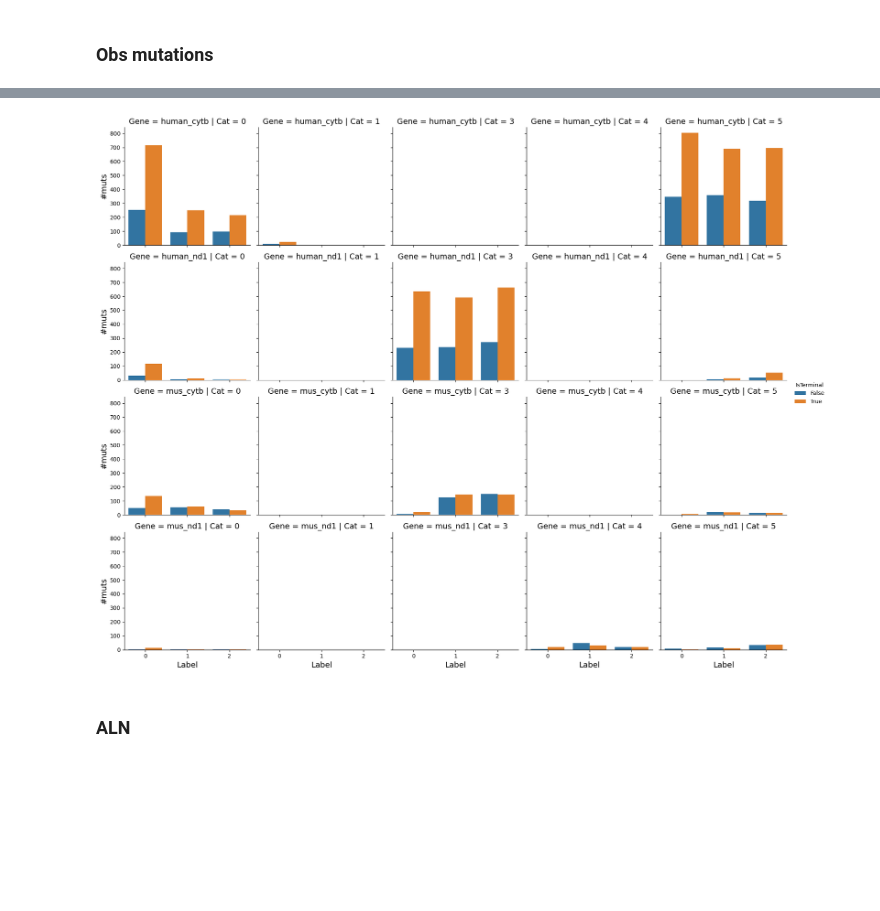
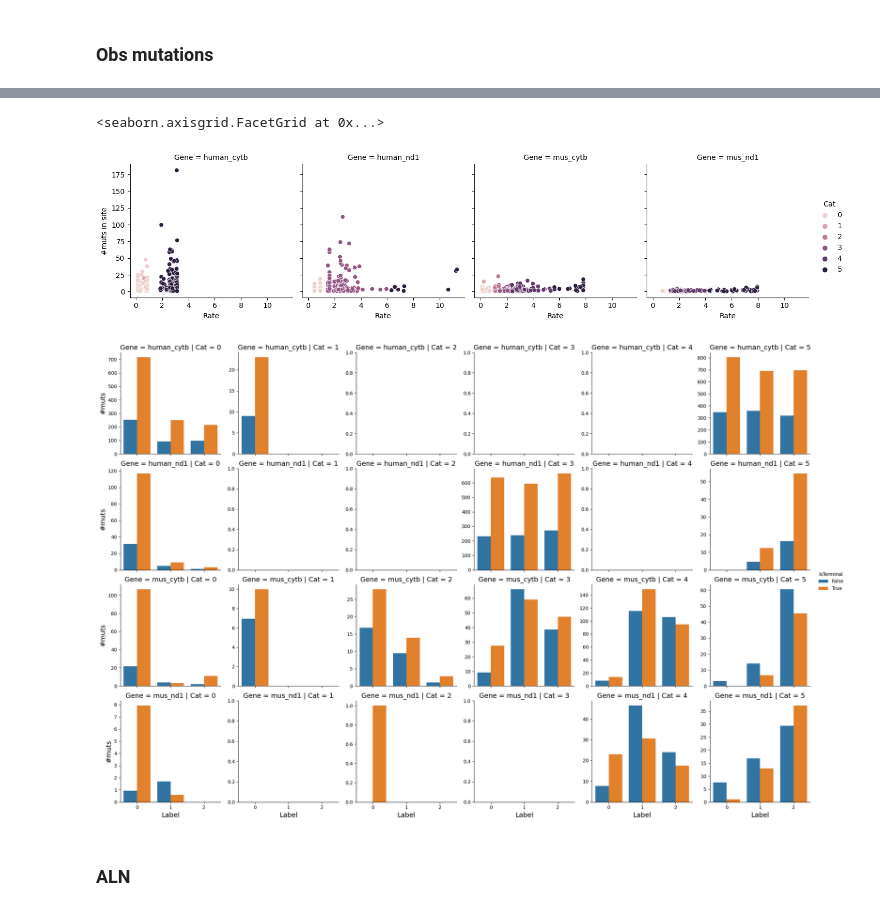
Before and after one commit to mitoclub/nemu-pipeline, a Jupyter notebook: notebooks/position_analysis.ipynb, the cells around one changed output, grey strips where cells are left out. Cells and saved outputs as stored; diff of their text form; code cells hidden in the pictures; blank space fills up the shorter version.

Commit message:
site is site

```diff
--- a/notebooks/position_analysis.ipynb
+++ b/notebooks/position_analysis.ipynb
@@ -41,6 +41,11 @@ human_cytb["rate"] = pd.read_csv("../data/exposure/human_cytb/CYTB.rate", sep="\
 human_nd1["rate"] = pd.read_csv("../data/exposure/human_nd1/ND1.rate", sep="\t", comment="#")
 mus_cytb["rate"] = pd.read_csv("../data/exposure/mus_cytb/CYTB.rate", sep="\t", comment="#")
 mus_nd1["rate"] = pd.read_csv("../data/exposure/mus_nd1/ND1.rate", sep="\t", comment="#")
+
+mus_cytb["rate"]["Site"] = np.arange(mus_cytb["rate"].shape[0]) + 1
+mus_nd1["rate"]["Site"] = np.arange(mus_nd1["rate"].shape[0]) + 1
+human_cytb["rate"]["Site"] = np.arange(human_cytb["rate"].shape[0]) + 1
+human_nd1["rate"]["Site"] = np.arange(human_nd1["rate"].shape[0]) + 1
 
 human_cytb["var_pos"] = human_cytb["rate"][human_cytb["rate"]["Cat"] > 1]["Site"].values
 human_nd1["var_pos"] = human_nd1["rate"][human_nd1["rate"]["Cat"] > 1]["Site"].values
@@ -113,7 +118,7 @@ for lbl, data in zip(['human_cytb', 'human_nd1', 'mus_cytb', 'mus_nd1'], [human_
     df['IsTerminal'] = df.AltNode.str.startswith("RN_")
     df["Gene"] = lbl
     to_concat.append(df)
-df = pd.concat(to_concat)
+df = pd.concat(to_concat, ignore_index=True)
 # %%
 df
 # %% [output]
@@ -190,20 +231,26 @@ plt.show()
+# %%
+sns.relplot(data=site_muts, x="Rate", y="NMuts", hue="Cat",  col="Gene", sizes=(0, 160), height=3.5).set_axis_labels("Rate", "#muts in site")
+# %% [output]
+<seaborn.axisgrid.FacetGrid at 0x...>
+[figure, added]
 # %%
 g = sns.catplot(
     data=df[(df.ProbaFull > 0.3)].groupby(["Cat", "Gene", "Label", "IsTerminal"]).ProbaFull.sum().reset_index(),
     x="Label",
     y="ProbaFull",
     hue="IsTerminal",
     col="Cat",
     row="Gene",
     kind="bar",
     height=3.5,
+    sharey=False,
 )
 g.set_axis_labels("Label", "#muts", size=14)
 g.set_titles(size=14)
-plt.savefig("../figures/obs_muts_in_cats.pdf")
+# plt.savefig("../figures/obs_muts_in_cats.pdf")
 plt.show()
 # %% [output]
-[figure, old version]
+[figure, new version]
 # %% [markdown]
 ### ALN
 # %%
```
Also changed, not shown: parts of 8 cells of this notebook, 1 other file.
